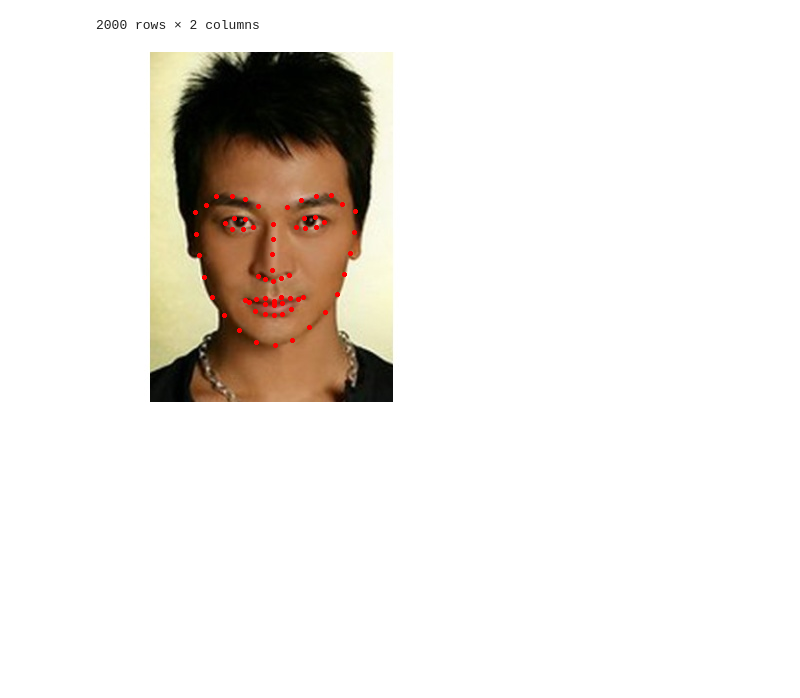
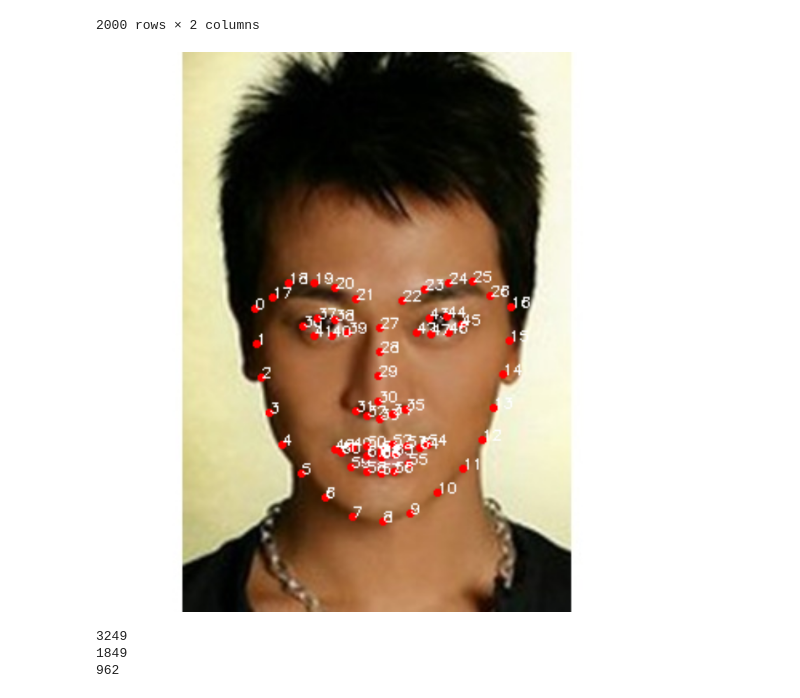
Before and after one commit to dheerajpreetsingh/APMLP, a Jupyter notebook: APMLP.ipynb, the cells around one changed output. Saved outputs shown, nothing was run; the diff lists cells and outputs as text; code cells hidden in the pictures; blank space fills up the shorter version.

Commit message:
Extracted 3 features like nose width on a single face and fixed mount drive issues

```diff
--- a/APMLP.ipynb
+++ b/APMLP.ipynb
@@ -144,33 +144,59 @@ ndff
 | 1998 | AF998.jpg | 3.350000 |
 | 1999 | AF999.jpg | 3.500000 |
 2000 rows × 2 columns
+# %%
+def dist(a,b):
+  return ((a[0]-b[0])**2)+((a[1]-b[1])**2)
 # %%
 import dlib
 import cv2
 from google.colab.patches import cv2_imshow
 
 
-image=cv2.imread("/content/APMLP/Data_Images/AM1.jpg")
+image=cv2.imread("/content/drive/MyDrive/APMLP/Data_Images/AM1.jpg")
 gray = cv2.cvtColor(image, cv2.COLOR_BGR2GRAY)
 
 
 face_detector=dlib.get_frontal_face_detector()
-landmark_predictor=dlib.shape_predictor("/content/APMLP/shape_predictor_68_face_landmarks.dat")
+landmark_predictor=dlib.shape_predictor("/content/drive/MyDrive/APMLP/shape_predictor_68_face_landmarks.dat")
 
 faces=face_detector(gray)
 
 for face in faces:
     landmarks = landmark_predictor(gray, face)
 
     if landmarks.num_parts == 68:
         for point in range(68):
             x, y = landmarks.part(point).x, landmarks.part(point).y
             cv2.circle(image, (x, y), 1, (0, 0, 255), thickness=2)
+            cv2.putText(image, str(point), (x, y), cv2.FONT_HERSHEY_SIMPLEX, 0.3, (255, 255, 255), 1)
     else:
         print("Error: Incorrect number of facial landmarks detected.")
 
-cv2_imshow(image)
+    #Measuring Nose Length
+    noseupperpt_27 = (landmarks.part(27).x, landmarks.part(27).y)
+    noselowerpt_33 = (landmarks.part(33).x, landmarks.part(33).y)
+    nose_len=dist(noseupperpt_27,noselowerpt_33)
+
+    #Measurind Distance between eyes closest point
+    lefteye_39 = (landmarks.part(39).x, landmarks.part(39).y)
+    righteye_42 = (landmarks.part(42).x, landmarks.part(42).y)
+    closesdistbweyes=dist(lefteye_39,righteye_42)
+
+    #Measurind nose width
+    nose_31 = (landmarks.part(31).x, landmarks.part(31).y)
+    nose_35 = (landmarks.part(35).x, landmarks.part(35).y)
+    nose_width=dist(nose_31,nose_35)
+
+
+cv2_imshow(cv2.resize(image, (800, 800)))
 cv2.waitKey(0)
 cv2.destroyAllWindows()
+print(nose_len)
+print(closesdistbweyes)
+print(nose_width)
 # %% [output]
-[figure, old version]
+[figure, new version]
+3249
+1849
+962
```
Also changed, not shown: parts of 1 cell of this notebook.
